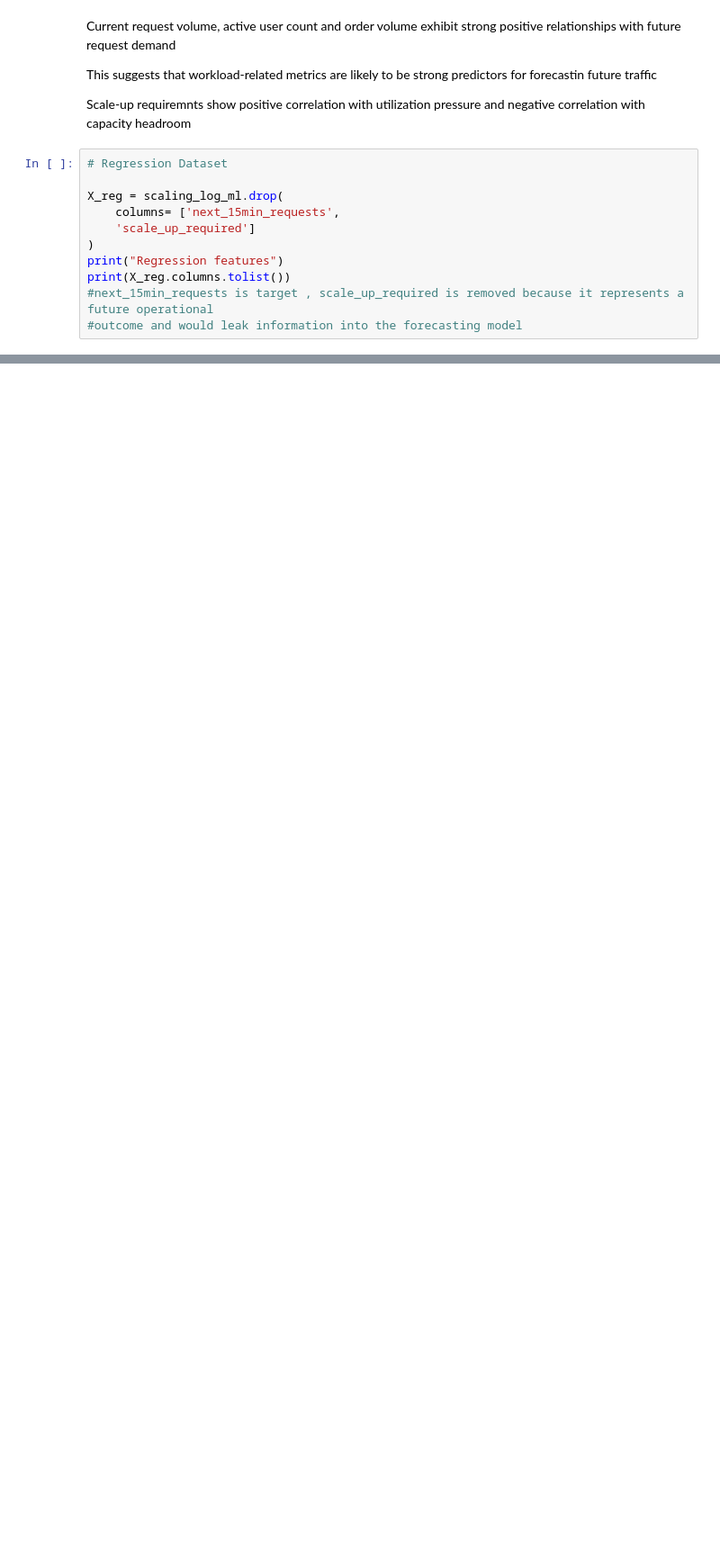
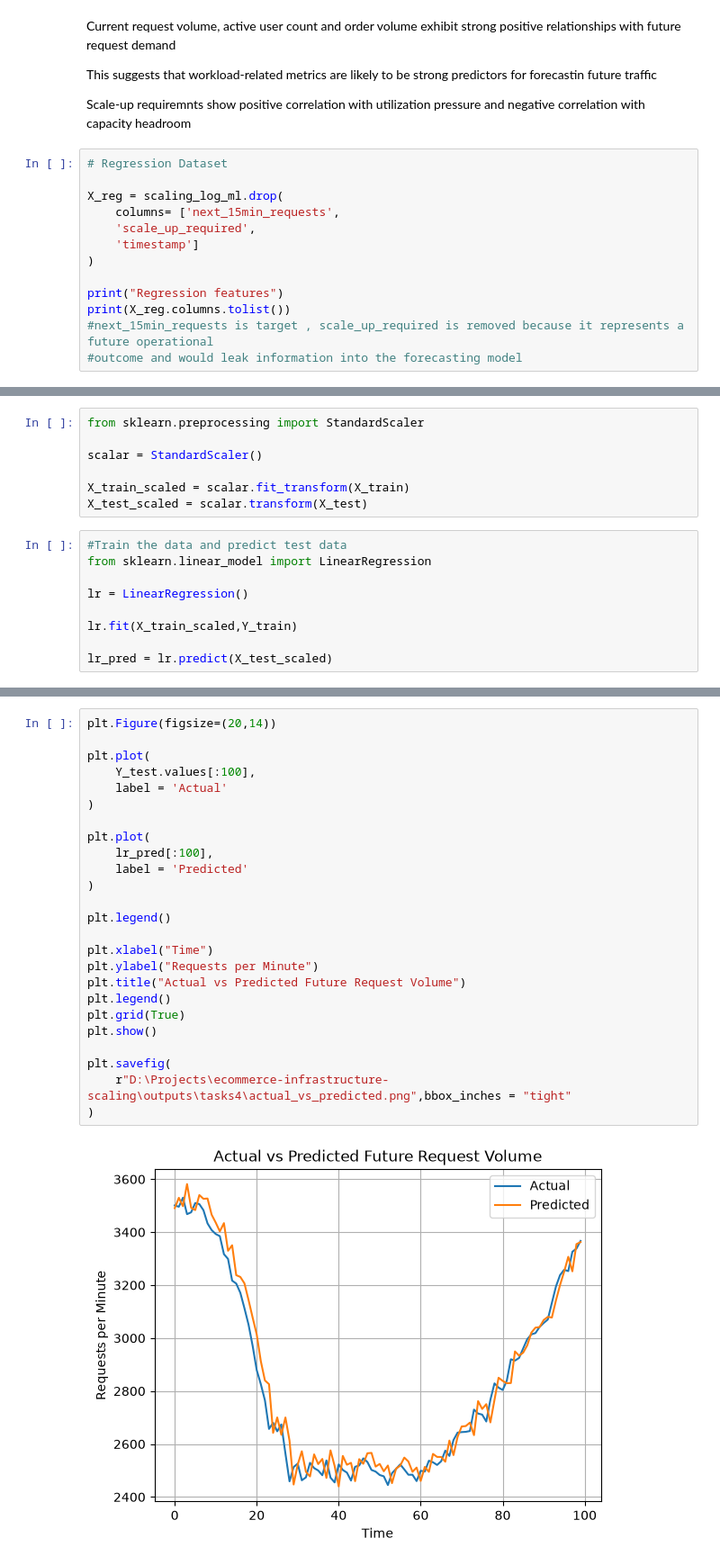
Before and after one commit to NiharikaKrishna-DS/ecommerce-infrastructure-scaling, a Jupyter notebook: ecommerce_infrastructure_scaling_analysis.ipynb, the cells around one changed output, grey strips where cells are left out. Shown at 90% size. Cells and saved outputs as stored; diff of their text form; blank space fills up the shorter version.

Commit message:
Implemented demand forecasting using linear regression

```diff
--- a/ecommerce_infrastructure_scaling_analysis.ipynb
+++ b/ecommerce_infrastructure_scaling_analysis.ipynb
@@ -616,8 +616,10 @@ Scale-up requiremnts show positive correlation with utilization pressure and neg
 
 X_reg = scaling_log_ml.drop(
     columns= ['next_15min_requests',
-    'scale_up_required']
+    'scale_up_required',
+    'timestamp']
 )
+
 print("Regression features")
 print(X_reg.columns.tolist())
 #next_15min_requests is target , scale_up_required is removed because it represents a future operational
@@ -642,0 +678,16 @@ Classification features
+# %%
+from sklearn.preprocessing import StandardScaler
+
+scalar = StandardScaler()
+
+X_train_scaled = scalar.fit_transform(X_train)
+X_test_scaled = scalar.transform(X_test)
+# %%
+#Train the data and predict test data
+from sklearn.linear_model import LinearRegression
+
+lr = LinearRegression()
+
+lr.fit(X_train_scaled,Y_train)
+
+lr_pred = lr.predict(X_test_scaled)
@@ -642,0 +824,27 @@ Classification features
+# %%
+plt.Figure(figsize=(20,14))
+
+plt.plot(
+    Y_test.values[:100],
+    label = 'Actual'
+)
+
+plt.plot(
+    lr_pred[:100],
+    label = 'Predicted'
+)
+
+plt.legend()
+
+plt.xlabel("Time")
+plt.ylabel("Requests per Minute")
+plt.title("Actual vs Predicted Future Request Volume")
+plt.legend()
+plt.grid(True)
+plt.show()
+
+plt.savefig(
+    r"D:\Projects\ecommerce-infrastructure-scaling\outputs\tasks4\actual_vs_predicted.png",bbox_inches = "tight"
+)
+# %% [output]
+[figure, added]
```
Also changed, not shown: parts of 15 cells of this notebook, 3 other files.
